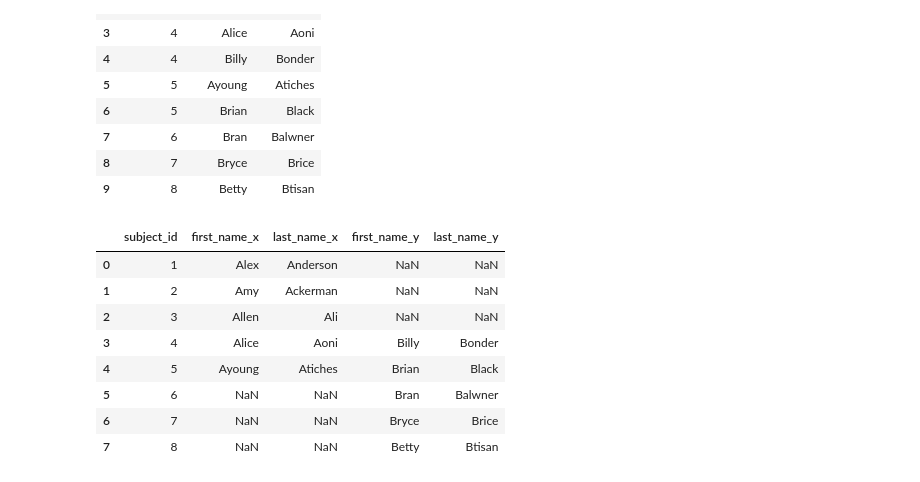
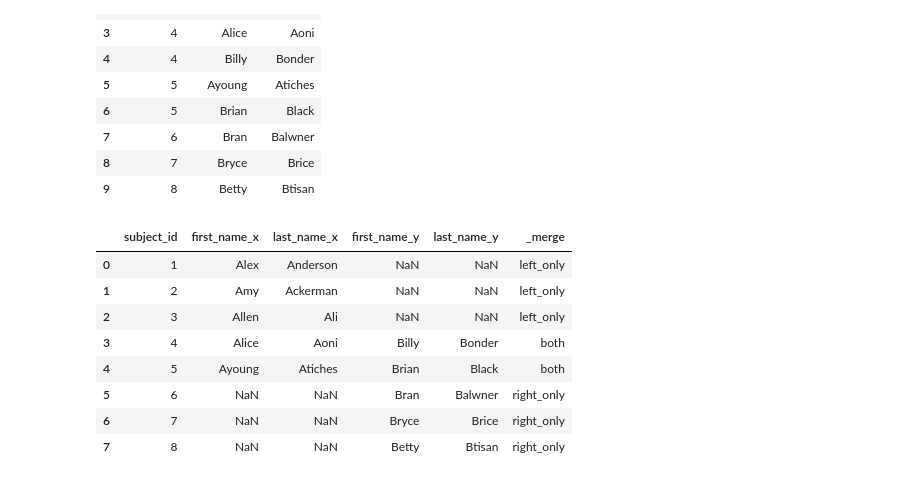
Before and after one commit to anapstl/ONLINE_DS_THEBRIDGE_course, a Jupyter notebook: 2-Data_analysis/2-Pandas/Practica/5-Fictitous_Names/Fictitous_names.ipynb, the cells around one changed output. Drawn from its saved outputs; the diff is of its cells as text; code cells hidden in the pictures.

```diff
--- a/2-Data_analysis/2-Pandas/Practica/5-Fictitous_Names/Fictitous_names.ipynb
+++ b/2-Data_analysis/2-Pandas/Practica/5-Fictitous_Names/Fictitous_names.ipynb
@@ -335,14 +339,14 @@ pd.merge(df_data1, df_data2, how="outer")
 | 8 | 7 | Bryce | Brice |
 | 9 | 8 | Betty | Btisan |
 # %%
-pd.merge(df_data1, df_data2, how="outer", on='subject_id')
+pd.merge(df_data1, df_data2, how="outer", on='subject_id', indicator=True)
 # %% [output]
-|  | subject_id | first_name_x | last_name_x | first_name_y | last_name_y |
-| 0 | 1 | Alex | Anderson | NaN | NaN |
-| 1 | 2 | Amy | Ackerman | NaN | NaN |
-| 2 | 3 | Allen | Ali | NaN | NaN |
-| 3 | 4 | Alice | Aoni | Billy | Bonder |
-| 4 | 5 | Ayoung | Atiches | Brian | Black |
-| 5 | 6 | NaN | NaN | Bran | Balwner |
-| 6 | 7 | NaN | NaN | Bryce | Brice |
-| 7 | 8 | NaN | NaN | Betty | Btisan |
+|  | subject_id | first_name_x | last_name_x | first_name_y | last_name_y | _merge |
+| 0 | 1 | Alex | Anderson | NaN | NaN | left_only |
+| 1 | 2 | Amy | Ackerman | NaN | NaN | left_only |
+| 2 | 3 | Allen | Ali | NaN | NaN | left_only |
+| 3 | 4 | Alice | Aoni | Billy | Bonder | both |
+| 4 | 5 | Ayoung | Atiches | Brian | Black | both |
+| 5 | 6 | NaN | NaN | Bran | Balwner | right_only |
+| 6 | 7 | NaN | NaN | Bryce | Brice | right_only |
+| 7 | 8 | NaN | NaN | Betty | Btisan | right_only |
```
Also changed, not shown: parts of 2 cells of this notebook, 27 other files.
